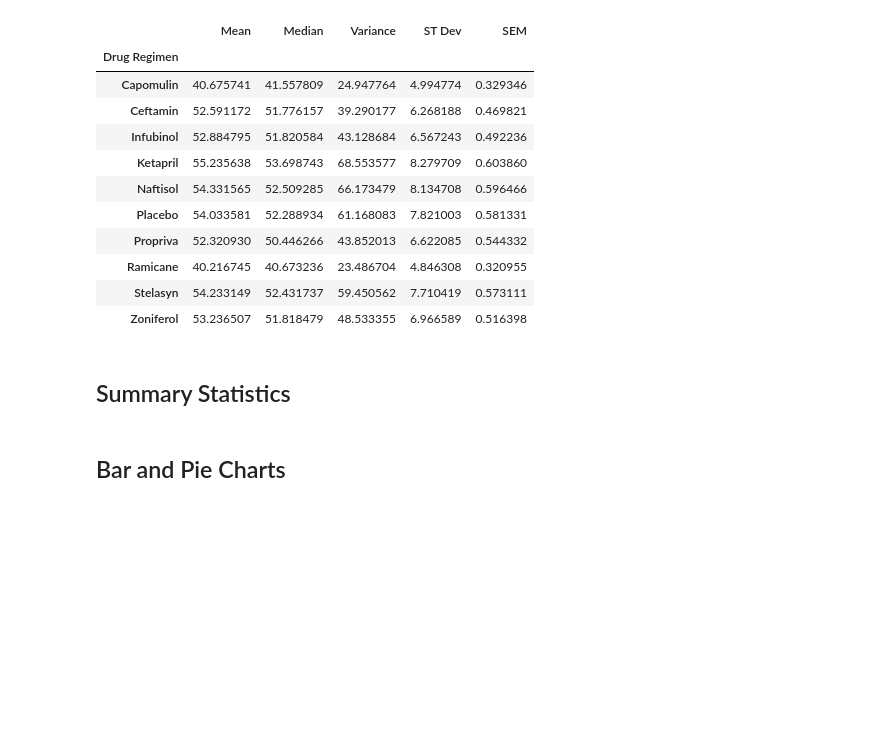
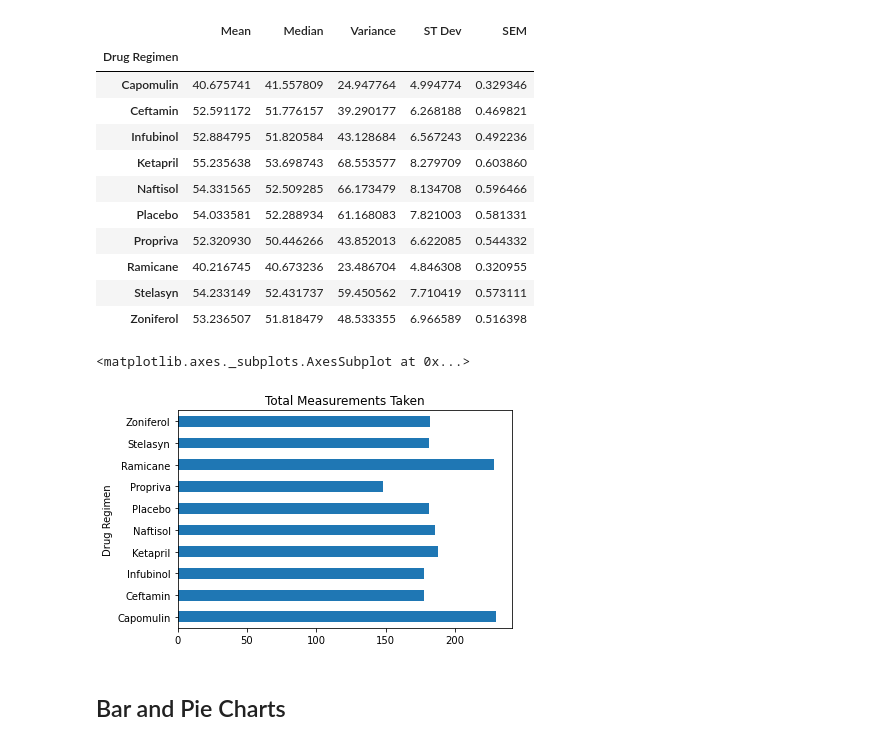
Before and after one commit to eclevela-1234/MatPlotLib_Challenge, a Jupyter notebook: Eliot_Pymaceuticals.ipynb, the cells around one changed output. Cells and saved outputs as stored; diff of their text form; code cells hidden in the pictures; blank space fills up the shorter version.

```diff
--- a/Eliot_Pymaceuticals.ipynb
+++ b/Eliot_Pymaceuticals.ipynb
@@ -162,5 +159,3 @@ drug_summary
 | Ramicane | 40.216745 | 40.673236 | 23.486704 | 4.846308 | 0.320955 |
 | Stelasyn | 54.233149 | 52.431737 | 59.450562 | 7.710419 | 0.573111 |
 | Zoniferol | 53.236507 | 51.818479 | 48.533355 | 6.966589 | 0.516398 |
-# %% [markdown]
-## Summary Statistics
@@ -170,0 +162,9 @@ drug_summary
+# %%
+# Calculate total# of measurements taken
+measurements_count = drug_group.count()
+# %%
+# Generate bar plot of measurements taken using DataFrame.plot
+measurements_count['Timepoint'].plot(kind='barh', title='Total Measurements Taken')
+# %% [output]
+<matplotlib.axes._subplots.AxesSubplot at 0x...>
+[figure, added]
```
Also changed, not shown: parts of 6 cells of this notebook.
